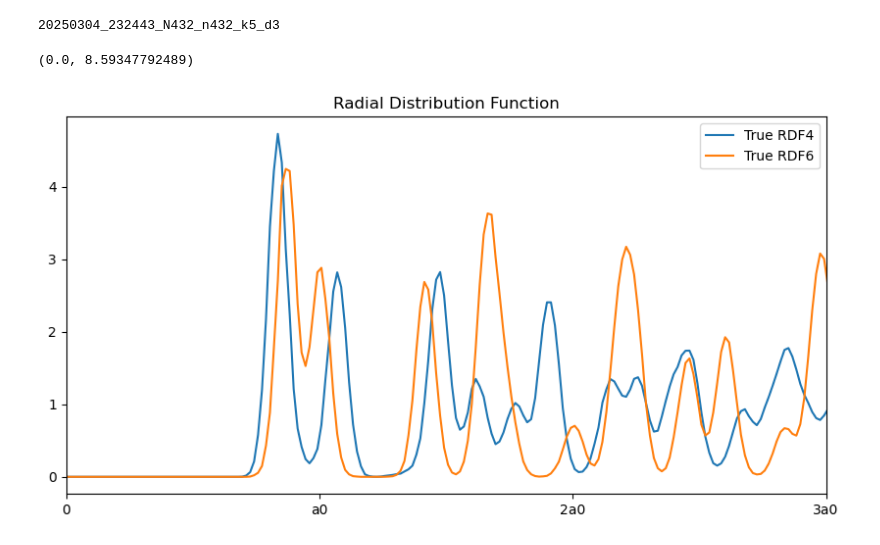
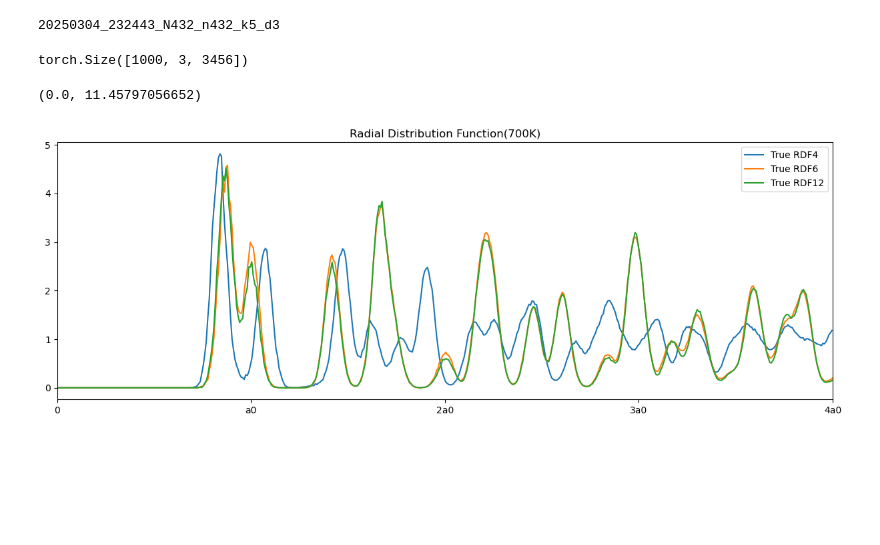
Before and after one commit to shiki442/SB-SAM, a Jupyter notebook: notebooks/rdf.ipynb, the cells around one changed output. Cells and saved outputs as stored; diff of their text form; code cells hidden in the pictures; blank space fills up the shorter version.

```diff
--- a/notebooks/rdf.ipynb
+++ b/notebooks/rdf.ipynb
@@ -45,3 +41,15 @@ dataset = datasets.get_dataset(cfg)
 mean_true6 = dataset.mean
 std_true6 = dataset.std
 x_true6 = dataset.x_sam
+# %%
+dir_path = os.path.join(root_dir, 'output', dir_path)
+path_param = '../config/params3d.yml'
+cfg = config.load_config(path_param)
+cfg.data.data_dir = '../md/data12/700K'
+config.check_data_config(cfg)
+config.check_device_config(cfg)
+dataset = datasets.get_dataset(cfg)
+
+mean_tru12 = dataset.mean
+std_true12 = dataset.std
+x_true12 = dataset.x_sam
@@ -48,25 +58,42 @@ x_true6 = dataset.x_sam
+# %%
+_, _, num_atoms = dataset.shape
+num_samples = 1000
+data = dataset.x_all[:num_samples]
+print(data.shape)
+for i in tqdm.tqdm(range(num_samples)):
+    with open(f'../md/data12/xyz/output{i}.xyz', 'w') as f:
+        f.write(f"{num_atoms}\n")
+        f.write(f"Sample {i}\n")
+        for j in range(num_atoms):
+            x, y, z = data[i, :, j].tolist()
+            f.write(f"Fe {x} {y} {z}\n")
+# %% [output]
+torch.Size([1000, 3, 3456])
 # %%
 a0 = 2.86449264163000
 
-fig, ax = plt.subplots(figsize=(10, 5))
+fig, ax = plt.subplots(figsize=(15, 5))
 
 # r_values, g_r = compute_rdf(x_pred, 6*a0, 6*a0, 0.5*a0, a0/64)
 # ax.plot(r_values.cpu(), g_r.cpu(), label='Predicted RDF')
 
-r_values_true4, g_r_true4 = compute_rdf(x_true4, 4*a0, 4*a0, 0.5*a0, a0/64)
+r_values_true4, g_r_true4 = compute_rdf(x_true4, 4*a0, 4*a0, 0.5*a0, a0/128)
 ax.plot(r_values_true4.cpu(), g_r_true4.cpu(), label='True RDF4')
 
-r_values_true6, g_r_true6 = compute_rdf(x_true6, 6*a0, 6*a0, 0.5*a0, a0/64)
+r_values_true6, g_r_true6 = compute_rdf(x_true6, 6*a0, 6*a0, 0.5*a0, a0/128)
 ax.plot(r_values_true6.cpu(), g_r_true6.cpu(), label='True RDF6')
 
-ax.set_title('Radial Distribution Function')
+r_values_true12, g_r_true12 = compute_rdf(x_true12, 12*a0, 12*a0, 0.5*a0, a0/128)
+ax.plot(r_values_true12.cpu(), g_r_true12.cpu(), label='True RDF12')
+
+ax.set_title('Radial Distribution Function(700K)')
 
 xticks = [0*a0, 1*a0, 2*a0, 3*a0, 4*a0, 5*a0, 6*a0]
 xtick_labels = ['0', 'a0', '2a0', '3a0', '4a0', '5a0', '6a0']
 ax.set_xticks(xticks)
 ax.set_xticklabels(xtick_labels)
 ax.legend()
-ax.set_xlim(0.*a0, 3*a0)
+ax.set_xlim(0.*a0, 4*a0)
 # %% [output]
-(0.0, 8.59347792489)
+(0.0, 11.45797056652)
-[figure, old version]
+[figure, new version]
```
Also changed, not shown: parts of 2 cells of this notebook, 40 other files.
